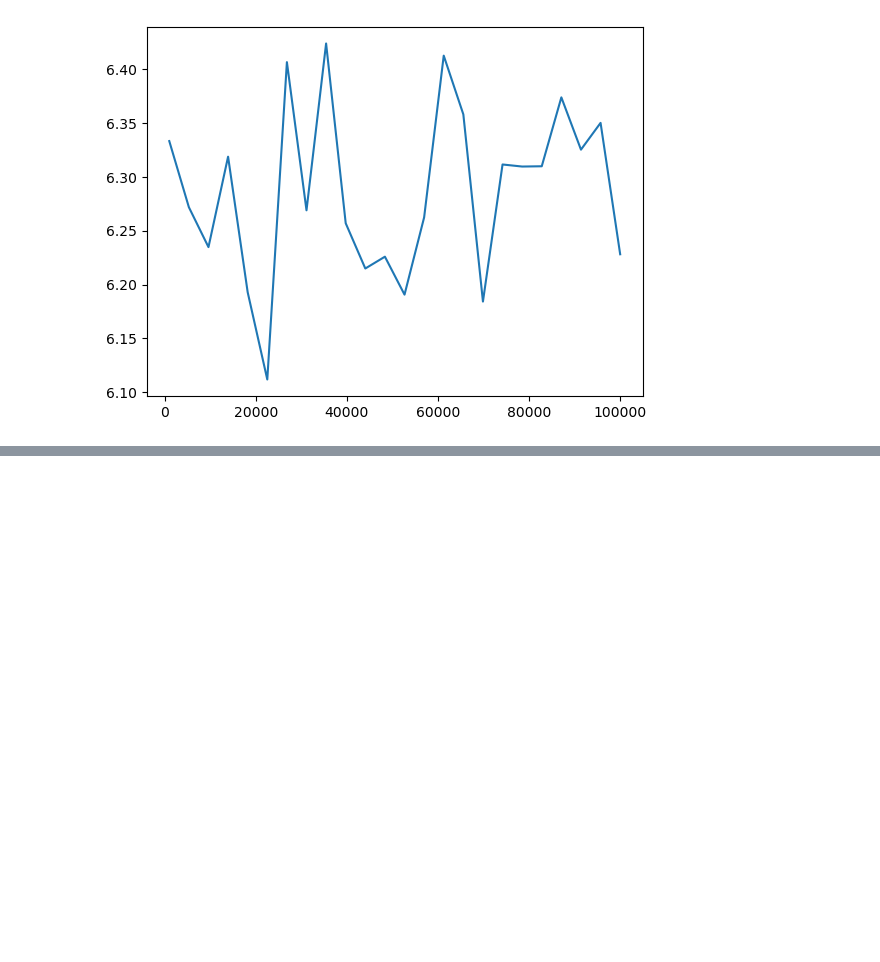
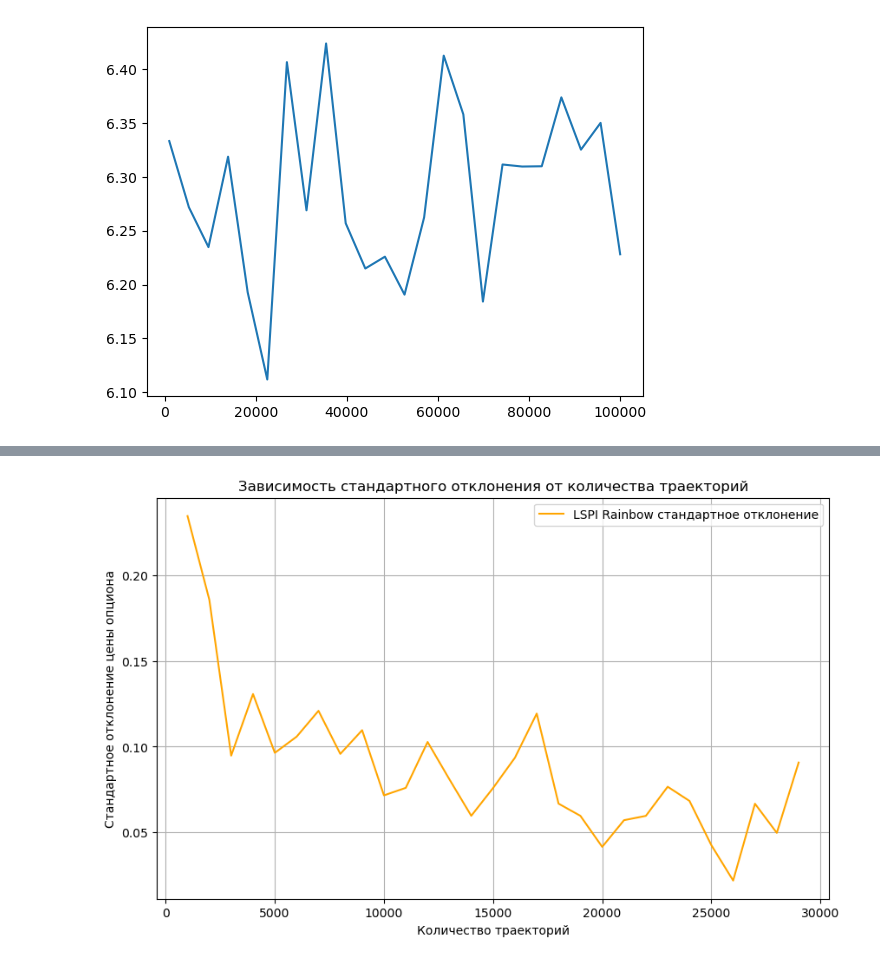
Before and after one commit to v0r0bi0v/AmericanOptionsPricingApproaches, a Jupyter notebook: notebooks/RunPricing.ipynb, the cells around one changed output, grey strips where cells are left out. Saved outputs shown, nothing was run; the diff lists cells and outputs as text; code cells hidden in the pictures; blank space fills up the shorter version.

```diff
--- a/notebooks/RunPricing.ipynb
+++ b/notebooks/RunPricing.ipynb
@@ -35,0 +414,4 @@ plt.plot(cnt_trajectories, train_prices.mean(axis=1))
+# %%
+plot_std_only(cnt_traj_list, std_prices_rainbow, label='LSPI Rainbow')
+# %% [output]
+[figure, added]
```
Also changed, not shown: parts of 20 cells of this notebook, 2 other files.
